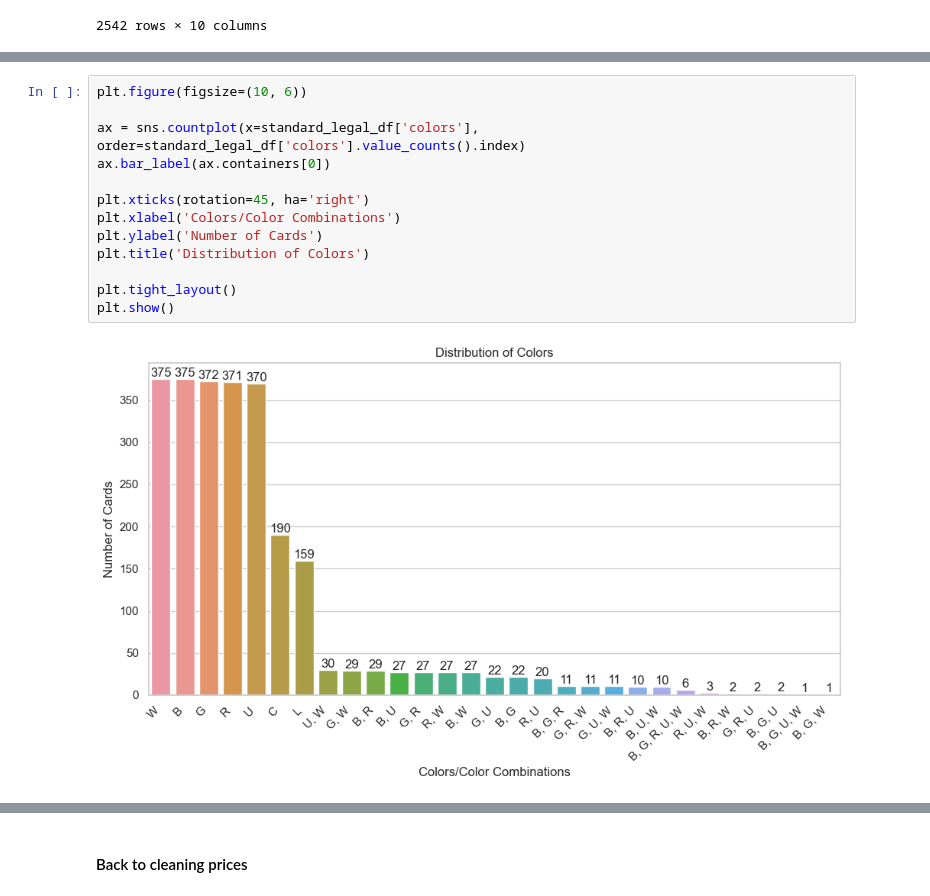
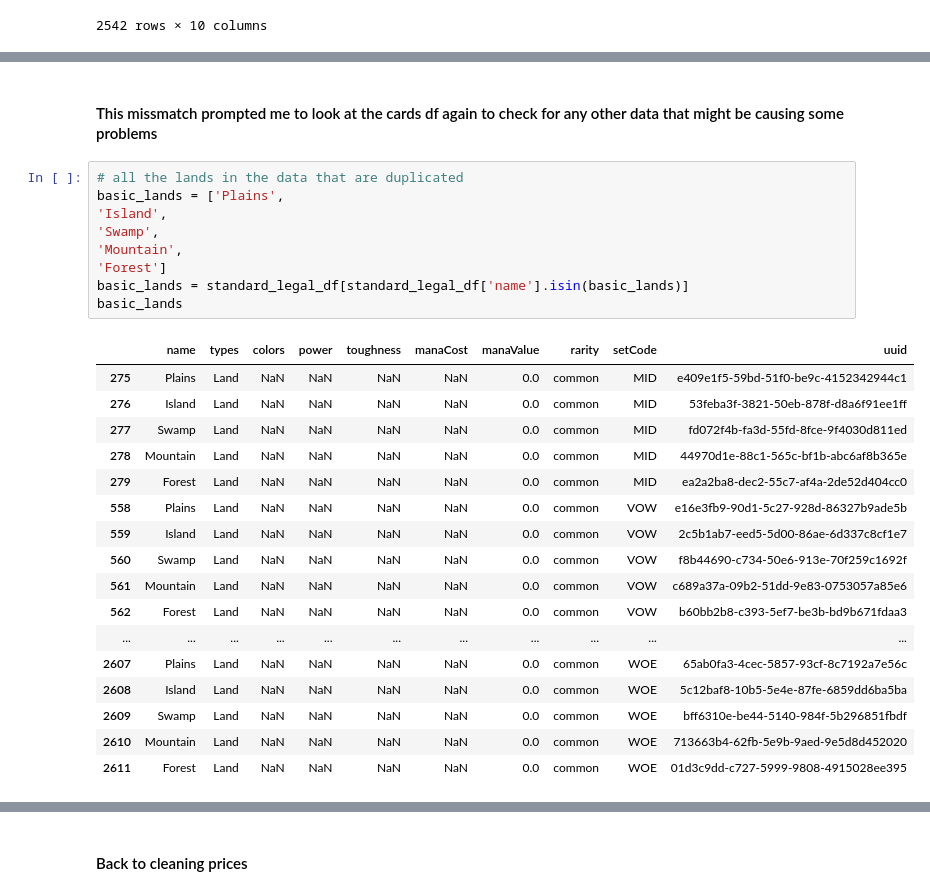
Before and after one commit to LouisHH0203/pet_projects, a Jupyter notebook: mtg_analysis.ipynb, the cells around one changed output, grey strips where cells are left out. Cells and saved outputs as stored; diff of their text form.

```diff
--- a/mtg_analysis.ipynb
+++ b/mtg_analysis.ipynb
@@ -616,15 +585,29 @@ plt.show()
-# %%
-plt.figure(figsize=(10, 6))
-
-ax = sns.countplot(x=standard_legal_df['colors'], order=standard_legal_df['colors'].value_counts().index)
-ax.bar_label(ax.containers[0])
-
-plt.xticks(rotation=45, ha='right')
-plt.xlabel('Colors/Color Combinations')
-plt.ylabel('Number of Cards')
-plt.title('Distribution of Colors')
-
-plt.tight_layout()
-plt.show()
-# %% [output]
-[figure, removed]
+# %% [markdown]
+#### This missmatch prompted me to look at the cards df again to check for any other data that might be causing some problems
+# %%
+# all the lands in the data that are duplicated
+basic_lands = ['Plains',
+'Island',
+'Swamp',
+'Mountain',
+'Forest']
+basic_lands = standard_legal_df[standard_legal_df['name'].isin(basic_lands)]
+basic_lands
+# %% [output]
+|  | name | types | colors | power | toughness | manaCost | manaValue | rarity | setCode | uuid |
+| 275 | Plains | Land | NaN | NaN | NaN | NaN | 0.0 | common | MID | e409e1f5-59bd-51f0-be9c-4152342944c1 |
+| 276 | Island | Land | NaN | NaN | NaN | NaN | 0.0 | common | MID | 53feba3f-3821-50eb-878f-d8a6f91ee1ff |
+| 277 | Swamp | Land | NaN | NaN | NaN | NaN | 0.0 | common | MID | fd072f4b-fa3d-55fd-8fce-9f4030d811ed |
+| 278 | Mountain | Land | NaN | NaN | NaN | NaN | 0.0 | common | MID | 44970d1e-88c1-565c-bf1b-abc6af8b365e |
+| 279 | Forest | Land | NaN | NaN | NaN | NaN | 0.0 | common | MID | ea2a2ba8-dec2-55c7-af4a-2de52d404cc0 |
+| 558 | Plains | Land | NaN | NaN | NaN | NaN | 0.0 | common | VOW | e16e3fb9-90d1-5c27-928d-86327b9ade5b |
+| 559 | Island | Land | NaN | NaN | NaN | NaN | 0.0 | common | VOW | 2c5b1ab7-eed5-5d00-86ae-6d337c8cf1e7 |
+| 560 | Swamp | Land | NaN | NaN | NaN | NaN | 0.0 | common | VOW | f8b44690-c734-50e6-913e-70f259c1692f |
+| 561 | Mountain | Land | NaN | NaN | NaN | NaN | 0.0 | common | VOW | c689a37a-09b2-51dd-9e83-0753057a85e6 |
+| 562 | Forest | Land | NaN | NaN | NaN | NaN | 0.0 | common | VOW | b60bb2b8-c393-5ef7-be3b-bd9b671fdaa3 |
+| ... | ... | ... | ... | ... | ... | ... | ... | ... | ... | ... |
+| 2607 | Plains | Land | NaN | NaN | NaN | NaN | 0.0 | common | WOE | 65ab0fa3-4cec-5857-93cf-8c7192a7e56c |
+| 2608 | Island | Land | NaN | NaN | NaN | NaN | 0.0 | common | WOE | 5c12baf8-10b5-5e4e-87fe-6859dd6ba5ba |
+| 2609 | Swamp | Land | NaN | NaN | NaN | NaN | 0.0 | common | WOE | bff6310e-be44-5140-984f-5b296851fbdf |
+| 2610 | Mountain | Land | NaN | NaN | NaN | NaN | 0.0 | common | WOE | 713663b4-62fb-5e9b-9aed-9e5d8d452020 |
+| 2611 | Forest | Land | NaN | NaN | NaN | NaN | 0.0 | common | WOE | 01d3c9dd-c727-5999-9808-4915028ee395 |
```
Also changed, not shown: parts of 11 cells of this notebook.
